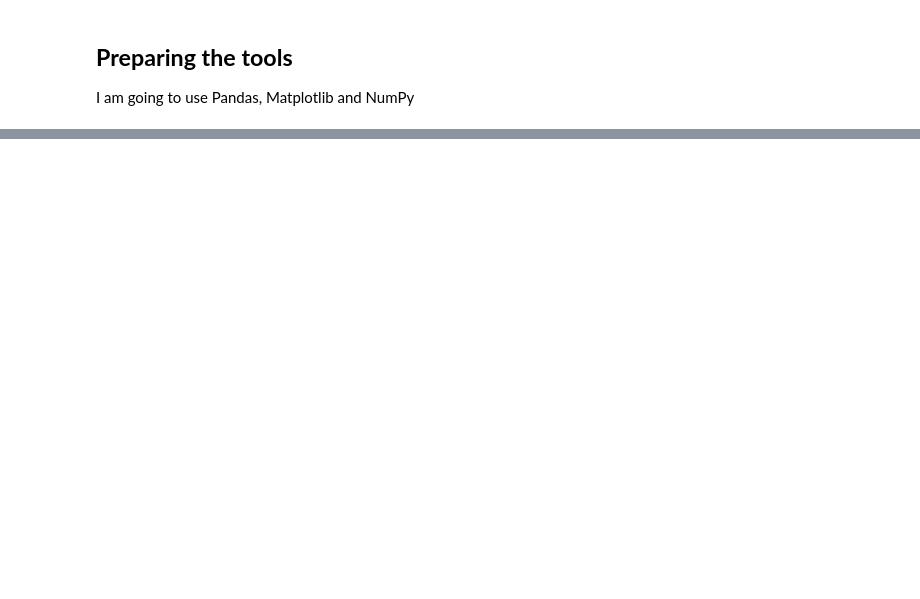
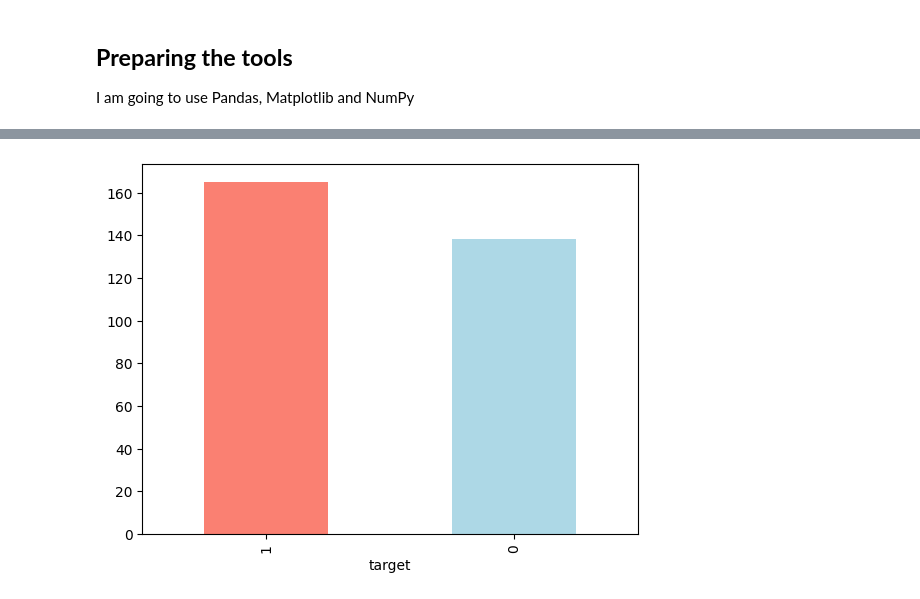
Before and after one commit to EBNyame/End-To-End-Heart-Disease-Classificaation, a Jupyter notebook: End_to_End_Heart_Disease_Classification.ipynb, the cells around one changed output, grey strips where cells are left out. Drawn from its saved outputs; the diff is of its cells as text; code cells hidden in the pictures; blank space fills up the shorter version.

Commit message:
Preparing the Data For Machine Learning

```diff
--- a/End_to_End_Heart_Disease_Classification.ipynb
+++ b/End_to_End_Heart_Disease_Classification.ipynb
@@ -30,0 +151,3 @@ from sklearn.metrics import RocCurveDisplay
+# %%
+data = pd.read_csv('heart-disease.csv')
+data.columns
@@ -30,0 +188,4 @@ from sklearn.metrics import RocCurveDisplay
+# %%
+data['target'].value_counts().plot(kind='bar', color=['salmon', 'lightblue']);
+# %% [output]
+[figure, added]
```
Also changed, not shown: parts of 30 cells of this notebook.
